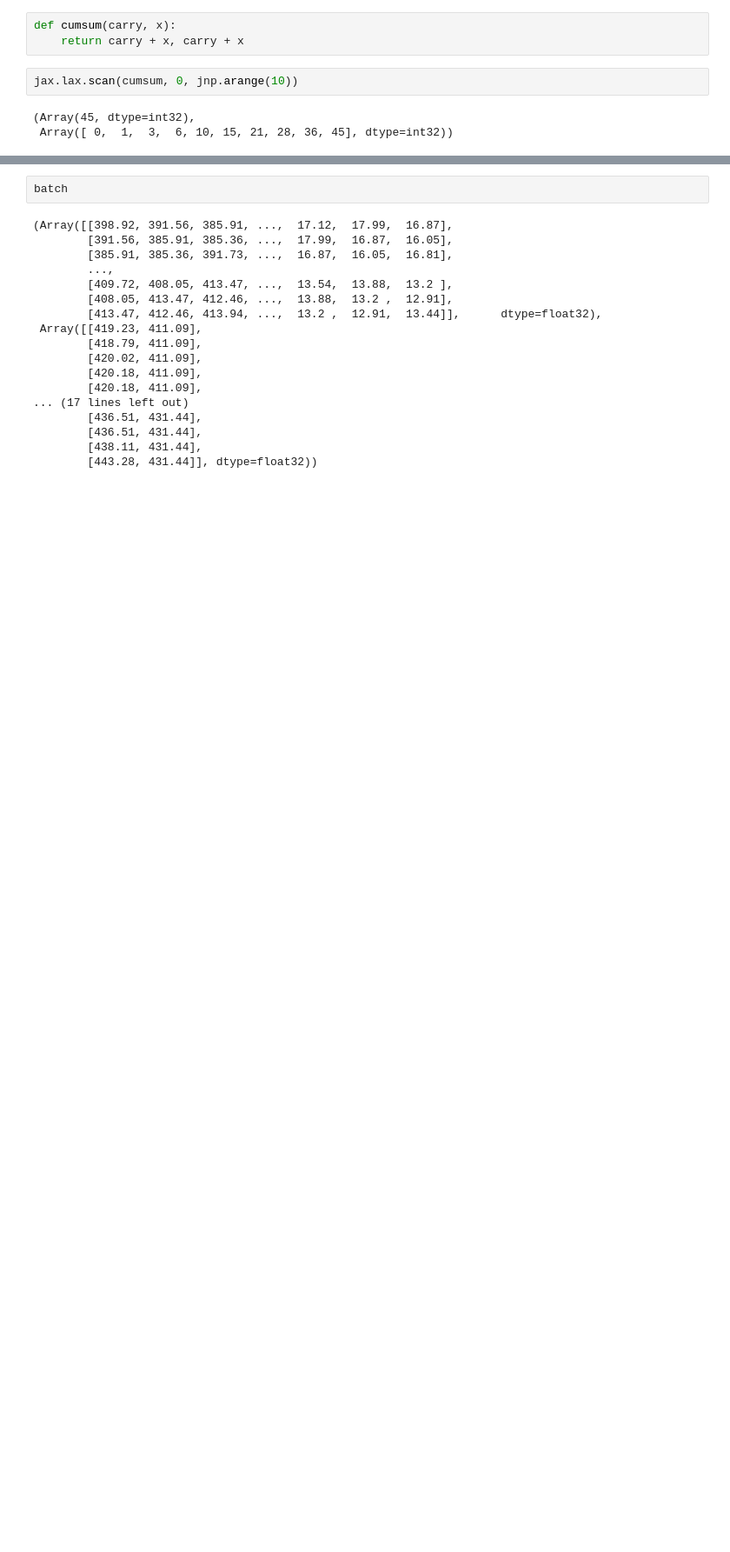
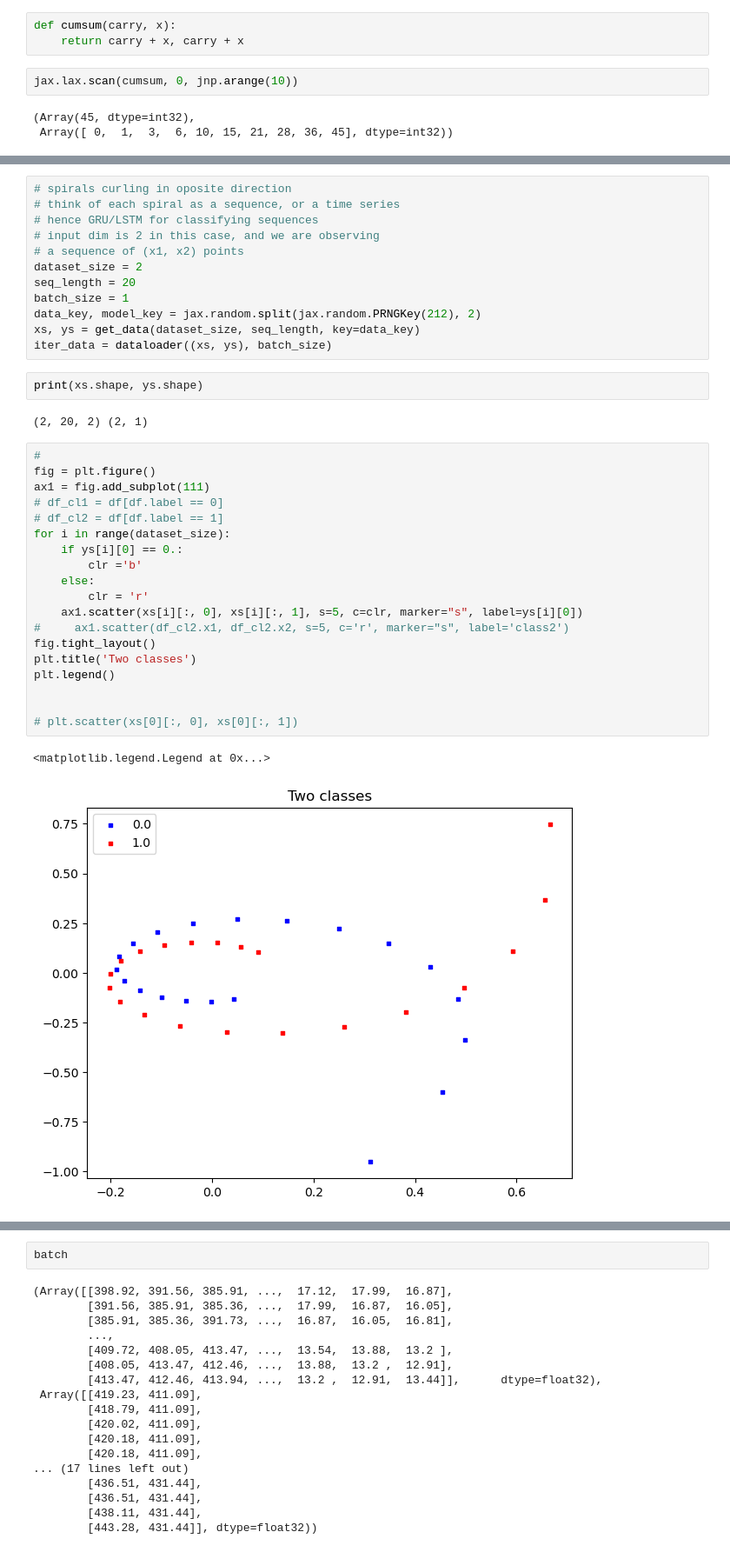
Before and after one commit to asalomatov/options, a Jupyter notebook: notebooks/jax.ipynb, the cells around one changed output, grey strips where cells are left out. Shown at 87% size. Drawn from its saved outputs; the diff is of its cells as text; blank space fills up the shorter version.

```diff
--- a/notebooks/jax.ipynb
+++ b/notebooks/jax.ipynb
@@ -2059,0 +1842,38 @@ jax.lax.scan(cumsum, 0, jnp.arange(10))
+# %%
+# spirals curling in oposite direction
+# think of each spiral as a sequence, or a time series
+# hence GRU/LSTM for classifying sequences
+# input dim is 2 in this case, and we are observing
+# a sequence of (x1, x2) points
+dataset_size = 2
+seq_length = 20
+batch_size = 1
+data_key, model_key = jax.random.split(jax.random.PRNGKey(212), 2)
+xs, ys = get_data(dataset_size, seq_length, key=data_key)
+iter_data = dataloader((xs, ys), batch_size)
+# %%
+print(xs.shape, ys.shape)
+# %% [output]
+(2, 20, 2) (2, 1)
+# %%
+#
+fig = plt.figure()
+ax1 = fig.add_subplot(111)
+# df_cl1 = df[df.label == 0]
+# df_cl2 = df[df.label == 1]
+for i in range(dataset_size):
+    if ys[i][0] == 0.:
+        clr ='b'
+    else:
+        clr = 'r'
+    ax1.scatter(xs[i][:, 0], xs[i][:, 1], s=5, c=clr, marker="s", label=ys[i][0])
+#     ax1.scatter(df_cl2.x1, df_cl2.x2, s=5, c='r', marker="s", label='class2')
+fig.tight_layout()
+plt.title('Two classes')
+plt.legend()
+
+
+# plt.scatter(xs[0][:, 0], xs[0][:, 1])
+# %% [output]
+<matplotlib.legend.Legend at 0x...>
+[figure, added]
```
Also changed, not shown: parts of 77 cells of this notebook.
